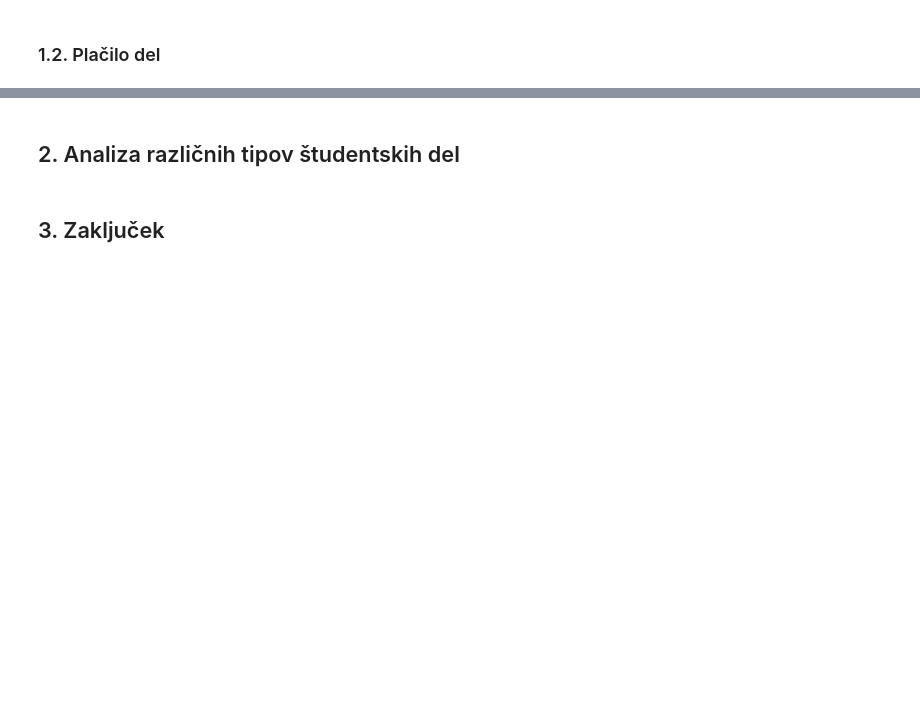
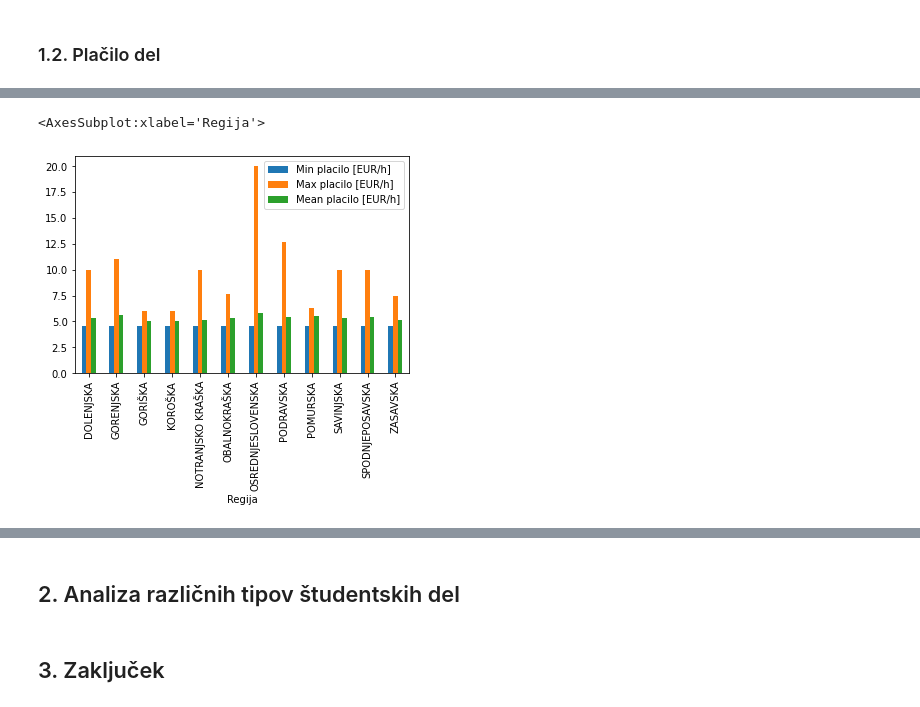
Before and after one commit to DejanPeric058/Programiranje-1-Projektna-naloga, a Jupyter notebook: Untitled.ipynb, the cells around one changed output, grey strips where cells are left out. Drawn from its saved outputs; the diff is of its cells as text; code cells hidden in the pictures; blank space fills up the shorter version.

Commit message:
Treba še popraviti poenotene regije! Dodal malo v razdelek plačilo del.

```diff
--- a/Untitled.ipynb
+++ b/Untitled.ipynb
@@ -71,3 +60,2 @@ oglasi2
 # %%
-oglasi3 = oglasi2[(oglasi2['neto'] != 'PO DOGOVORU') & (oglasi2['neto'] != 'PO PROJEKTU')]
-oglasi3
+popolni_oglasi = oglasi_neto[(oglasi_neto['neto'] != 'PO DOGOVORU') & (oglasi_neto['neto'] != 'PO PROJEKTU')]
@@ -178,16 +101,17 @@ def razpon_placila(dataframe, row1, row2):
     najmanjse_placilo.columns = ["Min placilo [EUR/h]"]
     najvecje_placilo = groupbyrow.max()
     najvecje_placilo.columns = ["Max placilo [EUR/h]"]
-    povprecno_placilo = dataframe.groupby(row1)[row2].mean()
+    povprecno_placilo = dataframe.groupby(row1)[row2].mean().round(2)
     povprecno_placilo = povprecno_placilo.rename("Mean placilo [EUR/h]")
+
 
     razpon_placila = najmanjse_placilo.join(najvecje_placilo, how = "outer")
     razpon_placila = razpon_placila.join(povprecno_placilo, how = "outer")
     return razpon_placila
 
 
-moc_regije = glavne_regije[['Regija', 'neto']]
+#moc_regije = glavne_regije[['Regija', 'neto']]
 
-test5 = razpon_placila(moc_regije, 'Regija', 'neto')
+#test5 = razpon_placila(moc_regije, 'Regija', 'neto')
 
-test5
+#test5
@@ -280,2 +193,5 @@ plt.pie(st_po_podregijah)
 # %% [markdown]
 ### 1.2. Plačilo del
+# %%
+oglasi_placila = popolni_oglasi[['delo', 'Regija', 'podregije', 'neto', 'bruto']]
+oglasi_placila
@@ -281,0 +212,3 @@ plt.pie(st_po_podregijah)
+# %%
+razpon_placil = razpon_placila(oglasi_placila[['Regija','neto']], 'Regija', 'neto')
+razpon_placil
@@ -281,0 +230,5 @@ plt.pie(st_po_podregijah)
+# %%
+razpon_placil.plot(kind = "bar")
+# %% [output]
+<AxesSubplot:xlabel='Regija'>
+[figure, added]
```
Also changed, not shown: parts of 17 cells of this notebook.
